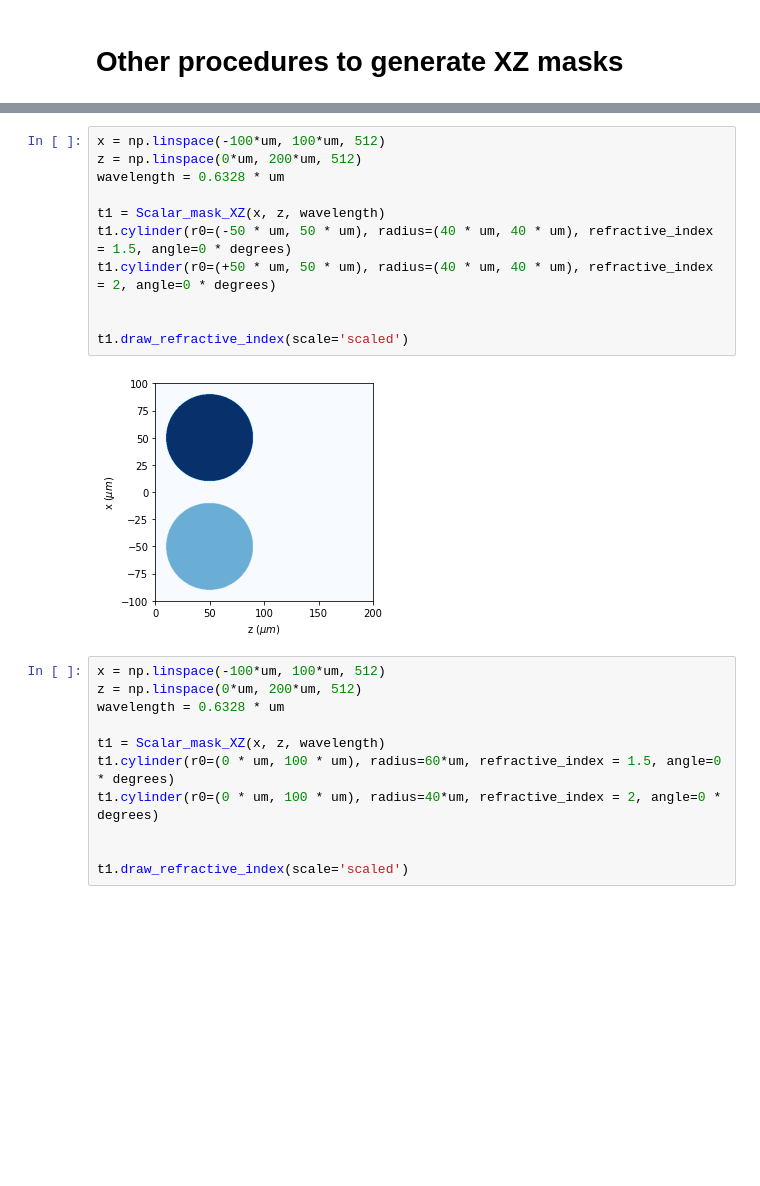
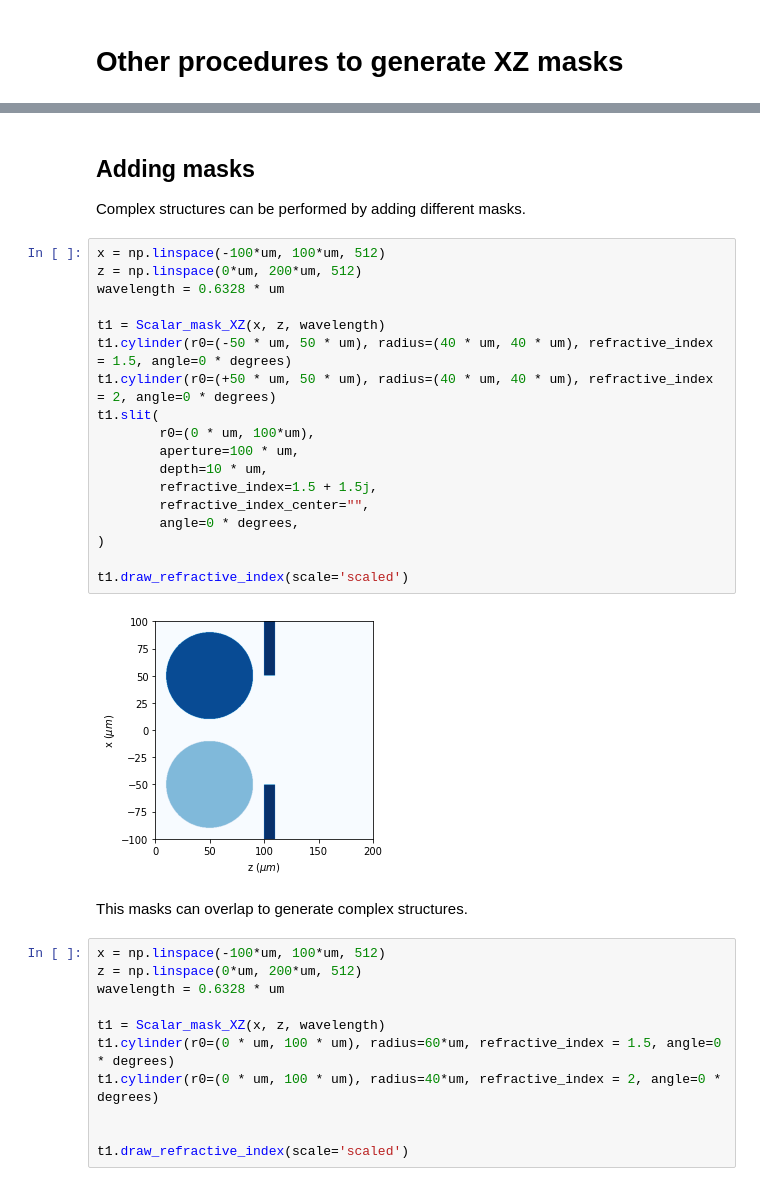
Before and after one commit to aocg-ucm/diffractio, a Jupyter notebook: docs/source/tutorial_scalar/scalar_XZ/masks_xz_procedures.ipynb, the cells around one changed output, grey strips where cells are left out. Cells and saved outputs as stored; diff of their text form; blank space fills up the shorter version.

```diff
--- a/docs/source/tutorial_scalar/scalar_XZ/masks_xz_procedures.ipynb
+++ b/docs/source/tutorial_scalar/scalar_XZ/masks_xz_procedures.ipynb
@@ -10,16 +266,28 @@ In this case, there is not a function, just use several masks in the same instan
+# %% [markdown]
+## Adding masks
+Complex structures can be performed by adding different masks.
 # %%
 x = np.linspace(-100*um, 100*um, 512)
 z = np.linspace(0*um, 200*um, 512)
 wavelength = 0.6328 * um
 
 t1 = Scalar_mask_XZ(x, z, wavelength)
 t1.cylinder(r0=(-50 * um, 50 * um), radius=(40 * um, 40 * um), refractive_index = 1.5, angle=0 * degrees)
 t1.cylinder(r0=(+50 * um, 50 * um), radius=(40 * um, 40 * um), refractive_index = 2, angle=0 * degrees)
-
+t1.slit(
+        r0=(0 * um, 100*um),
+        aperture=100 * um,
+        depth=10 * um,
+        refractive_index=1.5 + 1.5j,
+        refractive_index_center="",
+        angle=0 * degrees,
+)
 
 t1.draw_refractive_index(scale='scaled')
 # %% [output]
-[figure, old version]
+[figure, new version]
+# %% [markdown]
+This masks can overlap to generate complex structures.
 # %%
 x = np.linspace(-100*um, 100*um, 512)
 z = np.linspace(0*um, 200*um, 512)
```
Also changed, not shown: parts of 32 cells of this notebook, 9 other files.
